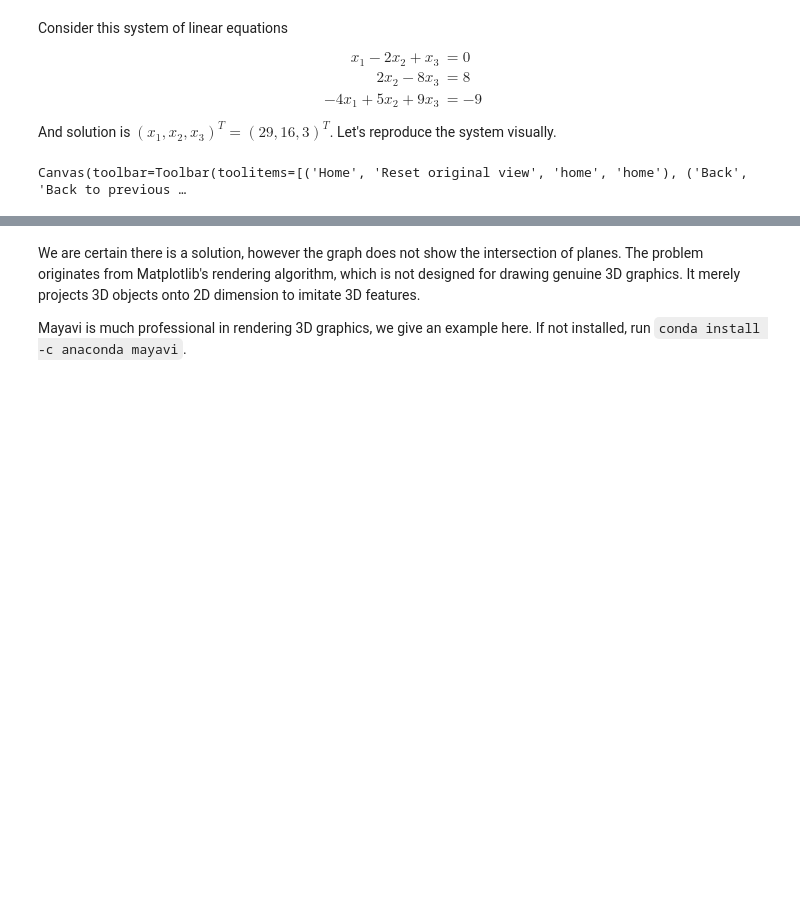
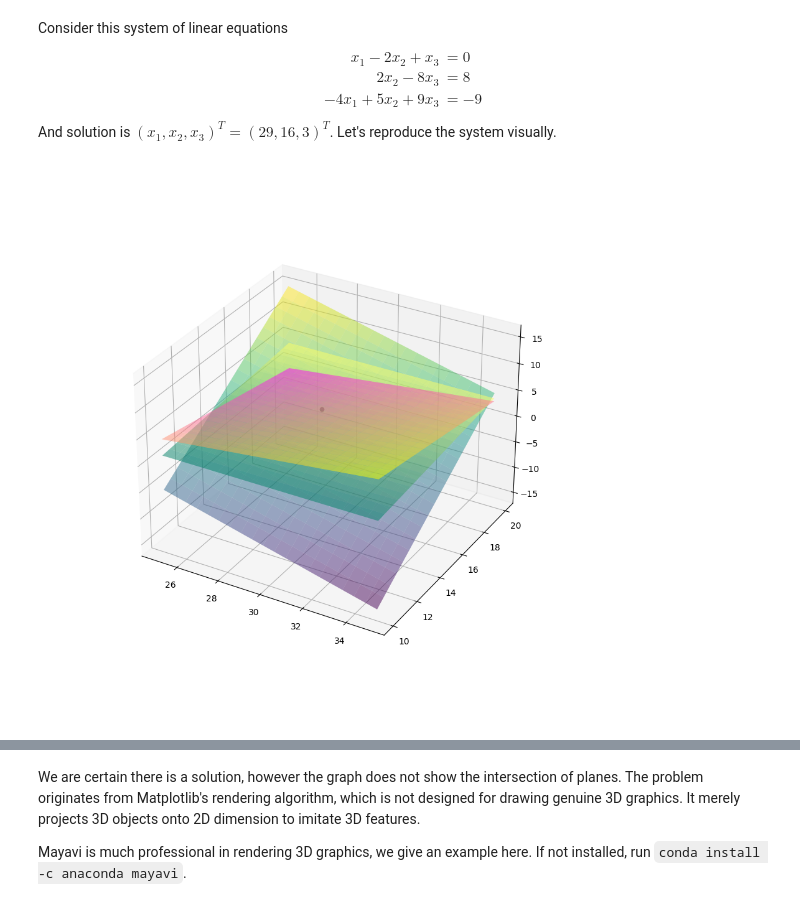
Before and after one commit to tianmaoyu/Linear-Algebra-With-Python, a Jupyter notebook: Chapter 1 - Linear Equation System.ipynb, the cells around one changed output, grey strips where cells are left out. Saved outputs shown, nothing was run; the diff lists cells and outputs as text; code cells hidden in the pictures; blank space fills up the shorter version.

```diff
--- a/Chapter 1 - Linear Equation System.ipynb
+++ b/Chapter 1 - Linear Equation System.ipynb
@@ -173,21 +169,21 @@ And solution is $(x_1, x_2, x_3)^T = (29, 16, 3)^T$. Let's reproduce the system
 # %%
 x1 = np.linspace(25, 35, 20)
 x2 = np.linspace(10, 20, 20)
 X1, X2 = np.meshgrid(x1, x2)
 
 fig = plt.figure(figsize = (9, 9))
 ax = fig.add_subplot(111, projection = '3d')
 
 X3 = 2*X2 - X1
-ax.plot_surface(X1, X2, X3, cmap ='viridis', alpha = 1)
+ax.plot_surface(X1, X2, X3, cmap ='viridis', alpha = 0.5)
 
 X3 = .25*X2 - 1
-ax.plot_surface(X1, X2, X3, cmap ='summer', alpha = 1)
+ax.plot_surface(X1, X2, X3, cmap ='summer', alpha = 0.5)
 
 X3 = -5/9*X2 + 4/9*X1 - 1
-ax.plot_surface(X1, X2, X3, cmap ='spring', alpha = 1)
-
-ax.scatter(29, 16, 3, s = 200, color = 'black')
+ax.plot_surface(X1, X2, X3, cmap ='spring', alpha = 0.5)
+#相交于点 设置黑色
+ax.scatter(29, 16, 3, s = 20, color = 'black')
 plt.show()
 # %% [output]
-Canvas(toolbar=Toolbar(toolitems=[('Home', 'Reset original view', 'home', 'home'), ('Back', 'Back to previous …
+[figure, added]
```
Also changed, not shown: parts of 32 cells of this notebook, 2 other files.
